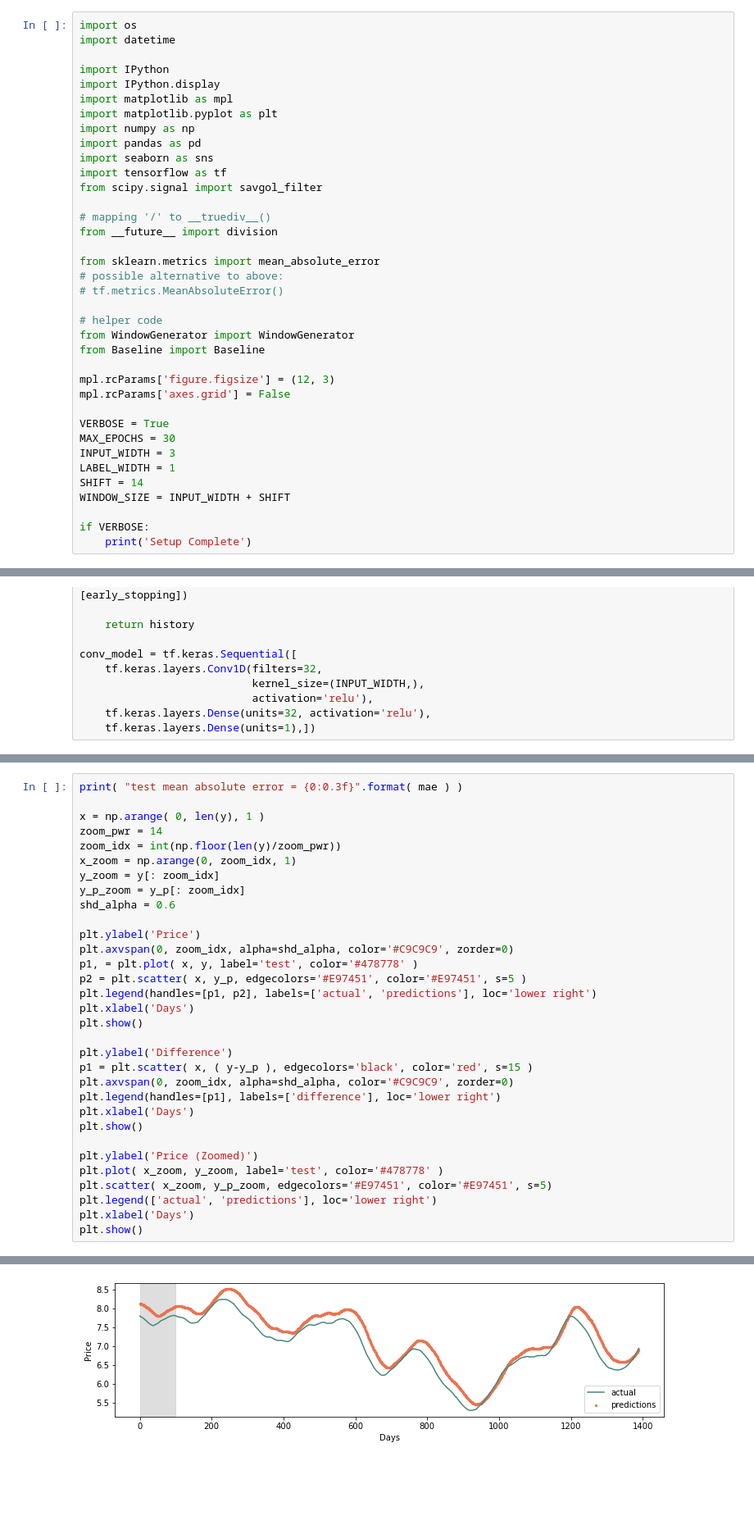
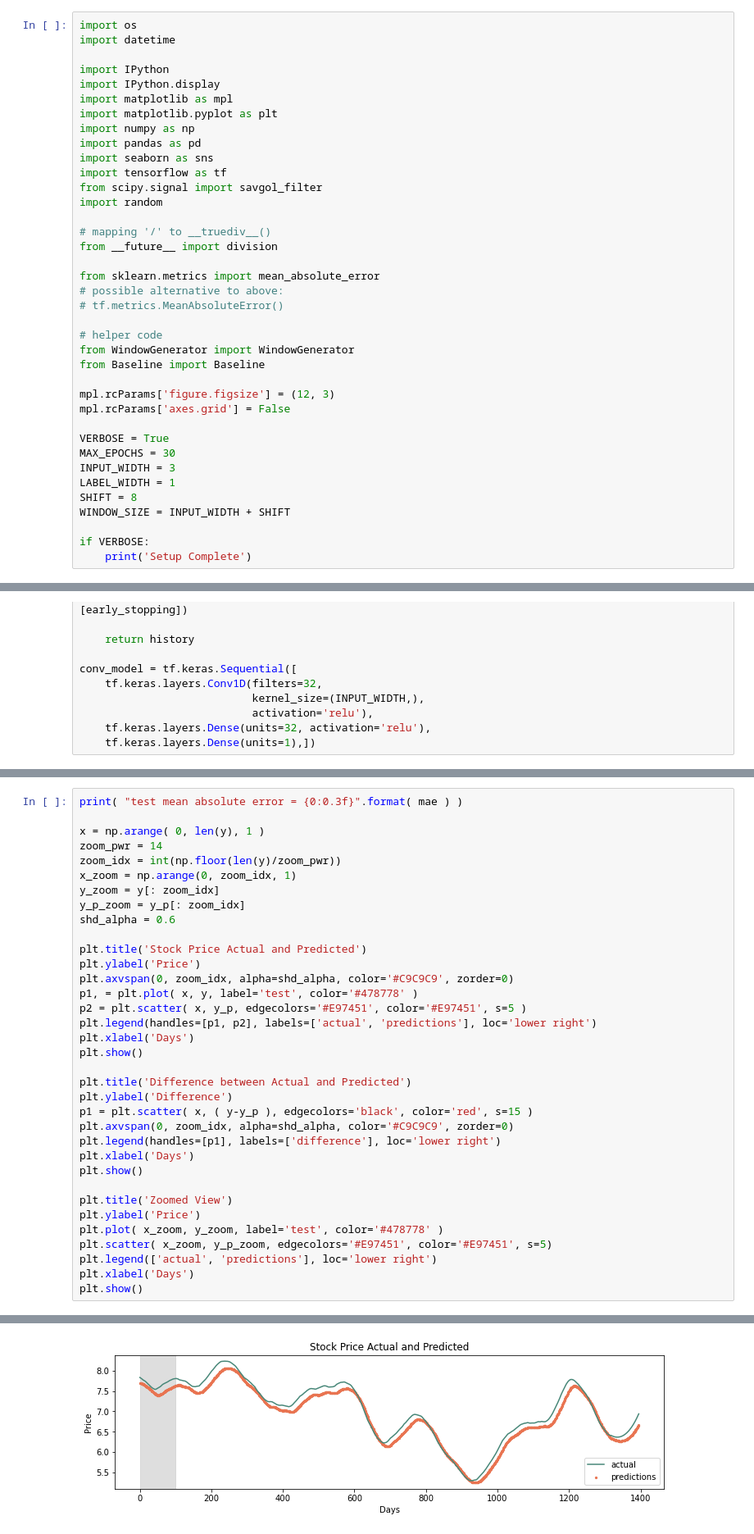
Before and after one commit to Grant-Syt/495_stock_forecast, a Jupyter notebook: stock_forecast.ipynb, the cells around one changed output, grey strips where cells are left out. Shown at 82% size. Cells and saved outputs as stored; diff of their text form; blank space fills up the shorter version.

Commit message:
graphs, start_idx

```diff
--- a/stock_forecast.ipynb
+++ b/stock_forecast.ipynb
@@ -11,6 +11,7 @@ import pandas as pd
 import seaborn as sns
 import tensorflow as tf
 from scipy.signal import savgol_filter
+import random
 
 # mapping '/' to __truediv__()
 from __future__ import division
@@ -30,7 +31,7 @@ VERBOSE = True
 MAX_EPOCHS = 30
 INPUT_WIDTH = 3
 LABEL_WIDTH = 1
-SHIFT = 14
+SHIFT = 8
 WINDOW_SIZE = INPUT_WIDTH + SHIFT
 
 if VERBOSE:
@@ -231,6 +232,7 @@ y_zoom = y[: zoom_idx]
 y_p_zoom = y_p[: zoom_idx]
 shd_alpha = 0.6
 
+plt.title('Stock Price Actual and Predicted')
 plt.ylabel('Price')
 plt.axvspan(0, zoom_idx, alpha=shd_alpha, color='#C9C9C9', zorder=0)
 p1, = plt.plot( x, y, label='test', color='#478778' )
@@ -239,6 +241,7 @@ plt.legend(handles=[p1, p2], labels=['actual', 'predictions'], loc='lower right'
 plt.xlabel('Days')
 plt.show()
 
+plt.title('Difference between Actual and Predicted')
 plt.ylabel('Difference')
 p1 = plt.scatter( x, ( y-y_p ), edgecolors='black', color='red', s=15 )
 plt.axvspan(0, zoom_idx, alpha=shd_alpha, color='#C9C9C9', zorder=0)
@@ -246,7 +249,8 @@ plt.legend(handles=[p1], labels=['difference'], loc='lower right')
 plt.xlabel('Days')
 plt.show()
 
-plt.ylabel('Price (Zoomed)')
+plt.title('Zoomed View')
+plt.ylabel('Price')
 plt.plot( x_zoom, y_zoom, label='test', color='#478778' )
 plt.scatter( x_zoom, y_p_zoom, edgecolors='#E97451', color='#E97451', s=5)
 plt.legend(['actual', 'predictions'], loc='lower right')
@@ -257 +261 @@ test mean absolute error = 0.246
-[figure, old version]
+[figure, new version]
```
Also changed, not shown: parts of 4 cells of this notebook.
